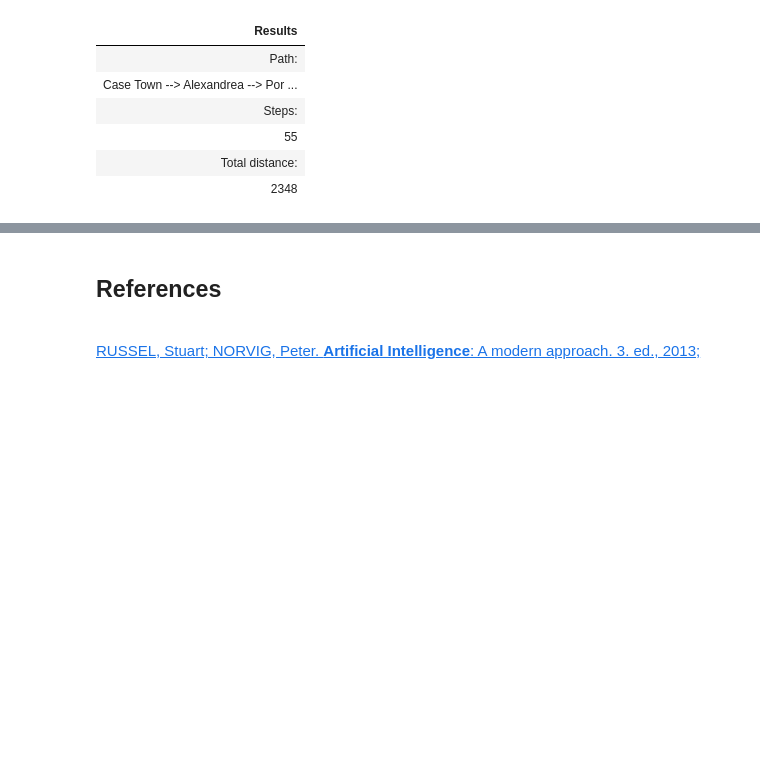
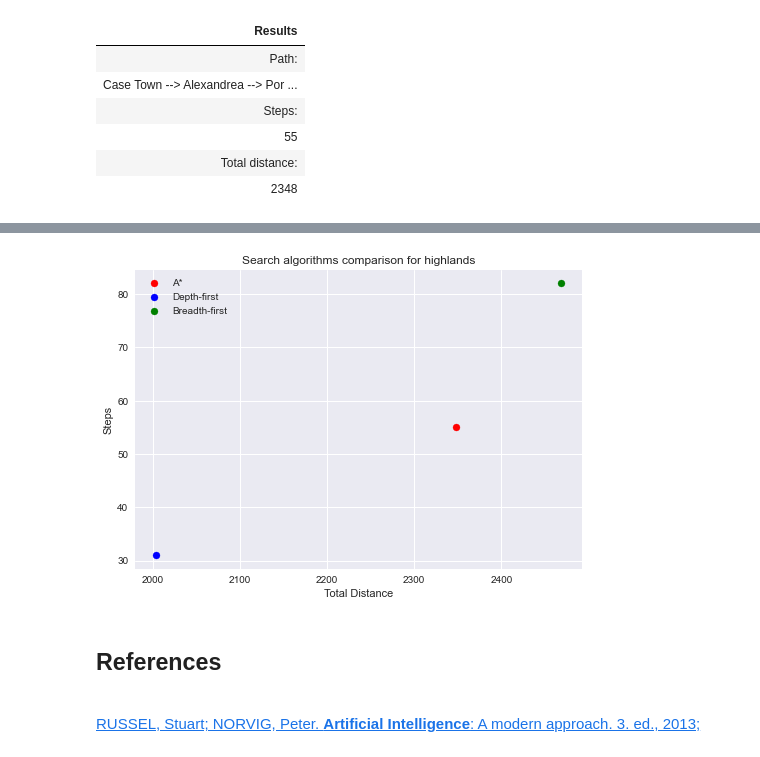
Before and after one commit to brunolcarli/GooGraph, a Jupyter notebook: graph_search.ipynb, the cells around one changed output, grey strips where cells are left out. Saved outputs shown, nothing was run; the diff lists cells and outputs as text; code cells hidden in the pictures; blank space fills up the shorter version.

```diff
--- a/graph_search.ipynb
+++ b/graph_search.ipynb
@@ -824,3 +825,14 @@ plt.show()
+# %%
+plt.scatter([astar_result['total_distance']], [len(astar_result['steps'])], color='red', label='A*')
+plt.scatter([depth_result['total_distance']], [len(depth_result['steps'])], color='blue', label='Depth-first')
+plt.scatter([breadth_result['total_distance']], [len(breadth_result['steps'])], color='green', label='Breadth-first')
+plt.xlabel('Total Distance')
+plt.ylabel('Steps')
+plt.title('Search algorithms comparison for highlands')
+plt.legend()
+plt.show()
+# %% [output]
+[figure, added]
 # %% [markdown]
 ## References
 
```
Also changed, not shown: parts of 12 cells of this notebook.
